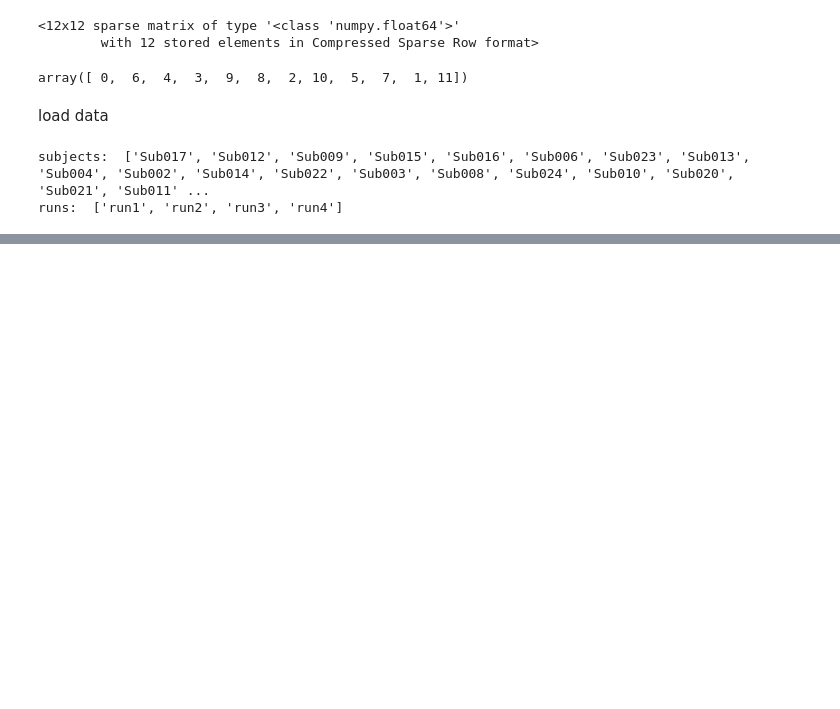
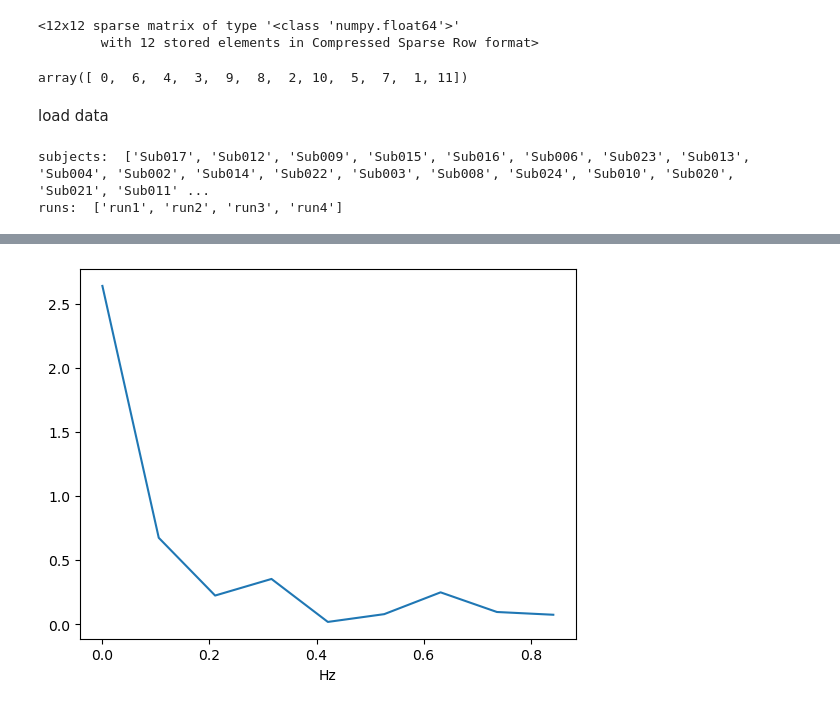
Before and after one commit to bianyuanop/multiview-feature-learning, a Jupyter notebook: cluster.ipynb, the cells around one changed output, grey strips where cells are left out. Saved outputs shown, nothing was run; the diff lists cells and outputs as text; code cells hidden in the pictures; blank space fills up the shorter version.

```diff
--- a/cluster.ipynb
+++ b/cluster.ipynb
@@ -52,6 +52,3 @@ print('runs: ', runs)
 # %% [output]
 subjects:  ['Sub017', 'Sub012', 'Sub009', 'Sub015', 'Sub016', 'Sub006', 'Sub023', 'Sub013', 'Sub004', 'Sub002', 'Sub014', 'Sub022', 'Sub003', 'Sub008', 'Sub024', 'Sub010', 'Sub020', 'Sub021', 'Sub011' ...
 runs:  ['run1', 'run2', 'run3', 'run4']
-# %%
-ts = np.load('./output/Sub002/run1/merged.npy')
-ts.shape
@@ -121,0 +55,12 @@ KNeighborsClassifier(n_neighbors=20)
+# %%
+from utils.util import ts_windowing
+
+Xs = []
+ys = []
+for sub in subjects:
+    for run in runs:
+        ts = np.load(f'./output/{sub}/{run}/merged.npy')
+        ts_windowed = ts_windowing(ts, WINDOW_SIZE)
+
+        Xs.append(ts_windowed)
+        ys.append(cate_enc.transform(df_labels.loc[:, run].to_numpy()))
@@ -121,0 +103,8 @@ KNeighborsClassifier(n_neighbors=20)
+# %%
+from utils.util import plot_freq
+test_sample = Xs[0, 0, :]
+test_sample.shape
+
+plot_freq(test_sample, 2)
+# %% [output]
+[figure, added]
```
Also changed, not shown: parts of 75 cells of this notebook, 2 other files.
